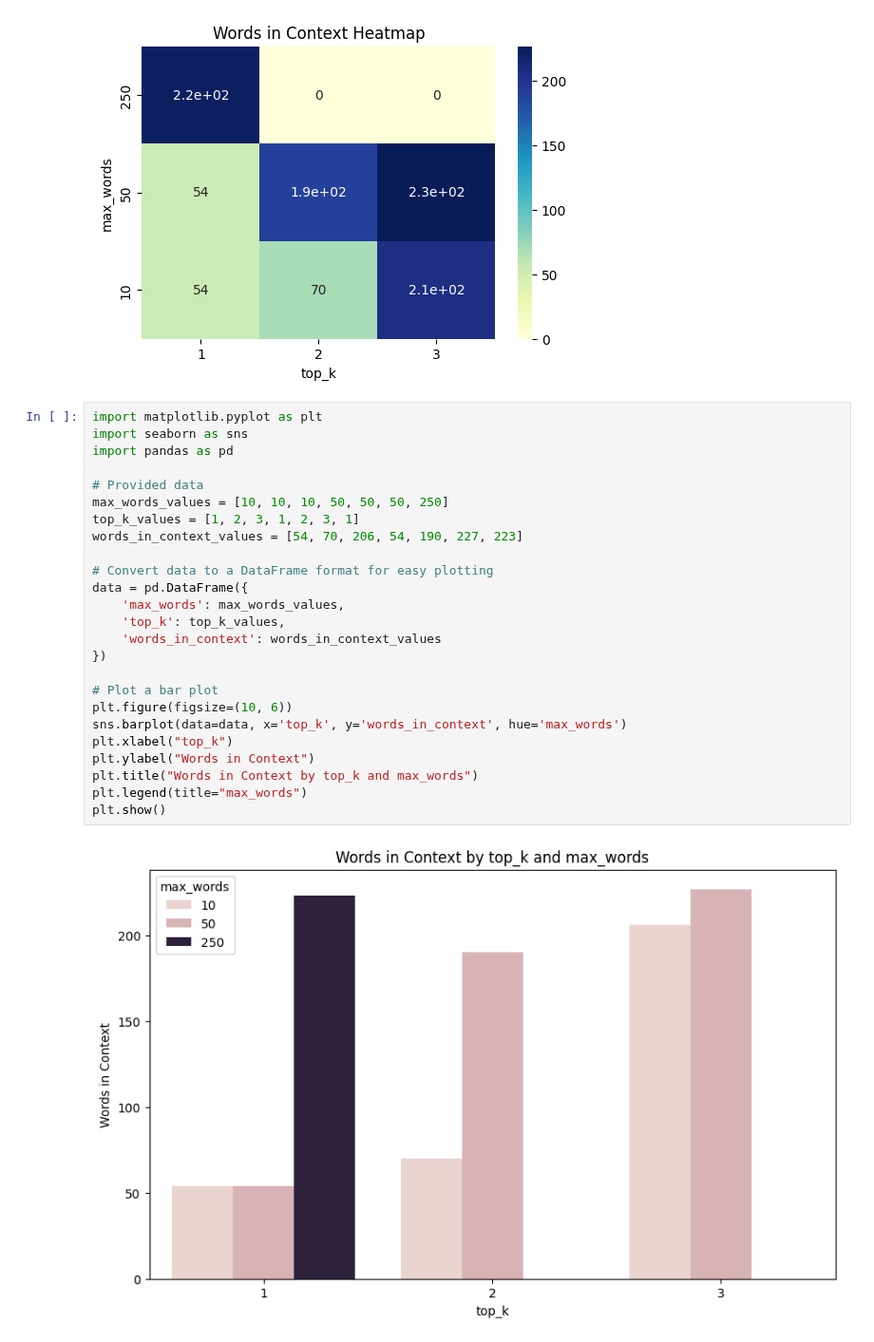
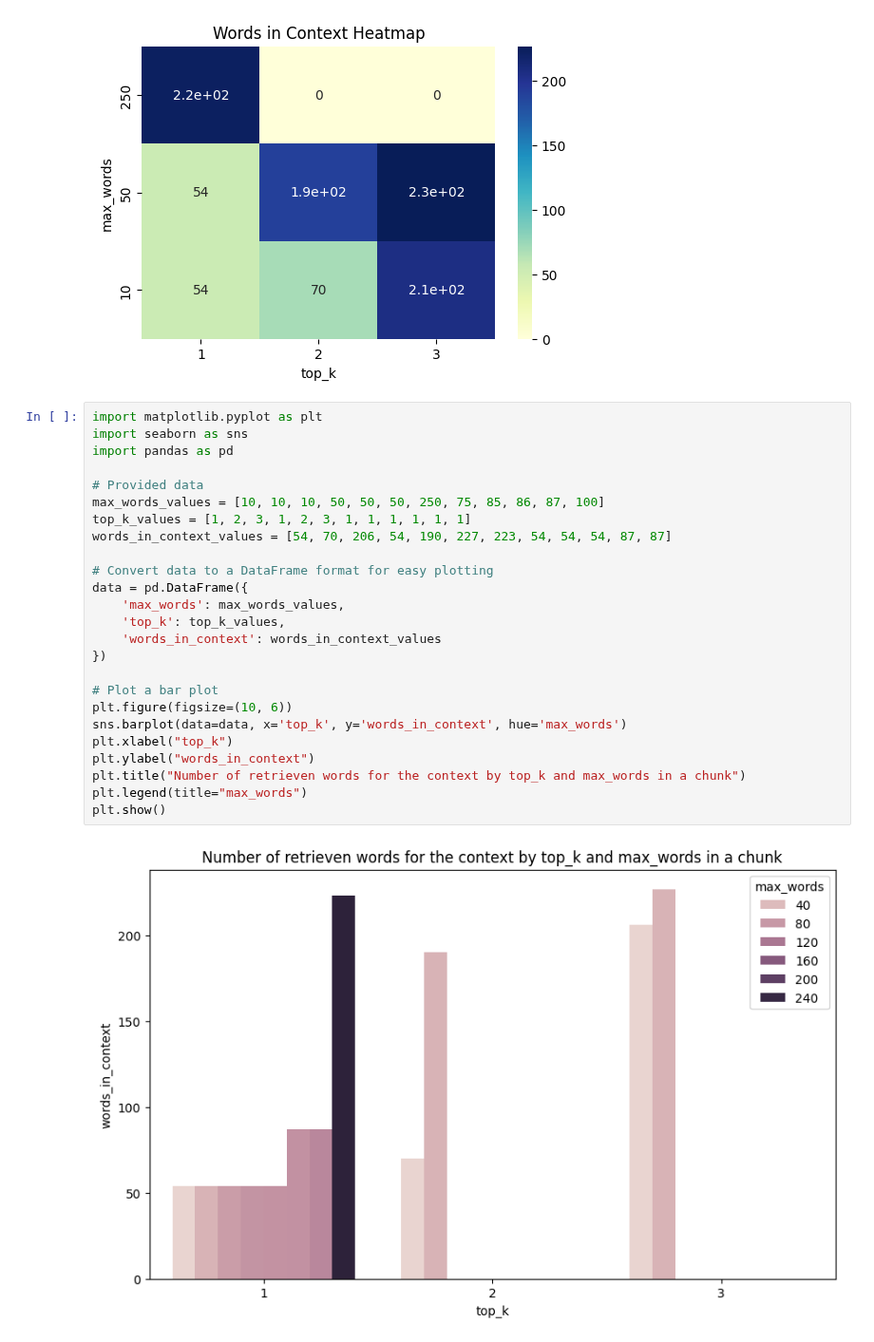
Before and after one commit to oixchi/mathesis, a Jupyter notebook: macode.ipynb, the cells around one changed output. Shown at 95% size. Saved outputs shown, nothing was run; the diff lists cells and outputs as text.

```diff
--- a/macode.ipynb
+++ b/macode.ipynb
@@ -730,27 +727,27 @@ plt.show()
 # %%
 import matplotlib.pyplot as plt
 import seaborn as sns
 import pandas as pd
 
 # Provided data
-max_words_values = [10, 10, 10, 50, 50, 50, 250]
-top_k_values = [1, 2, 3, 1, 2, 3, 1]
-words_in_context_values = [54, 70, 206, 54, 190, 227, 223]
+max_words_values = [10, 10, 10, 50, 50, 50, 250, 75, 85, 86, 87, 100]
+top_k_values = [1, 2, 3, 1, 2, 3, 1, 1, 1, 1, 1, 1]
+words_in_context_values = [54, 70, 206, 54, 190, 227, 223, 54, 54, 54, 87, 87]
 
 # Convert data to a DataFrame format for easy plotting
 data = pd.DataFrame({
     'max_words': max_words_values,
     'top_k': top_k_values,
     'words_in_context': words_in_context_values
 })
 
 # Plot a bar plot
 plt.figure(figsize=(10, 6))
 sns.barplot(data=data, x='top_k', y='words_in_context', hue='max_words')
 plt.xlabel("top_k")
-plt.ylabel("Words in Context")
-plt.title("Words in Context by top_k and max_words")
+plt.ylabel("words_in_context")
+plt.title("Number of retrieven words for the context by top_k and max_words in a chunk")
 plt.legend(title="max_words")
 plt.show()
 # %% [output]
-[figure, old version]
+[figure, new version]
```
Also changed, not shown: parts of 1 cell of this notebook.
